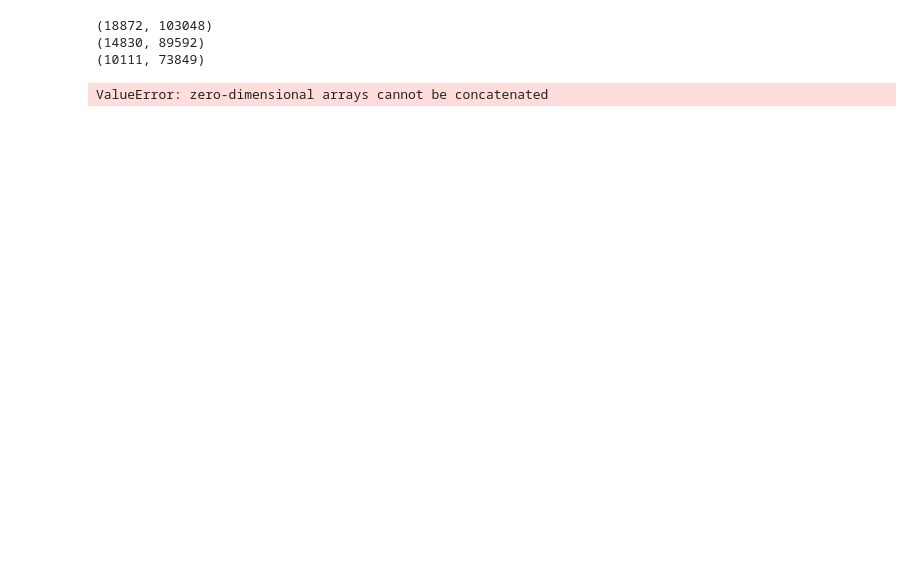
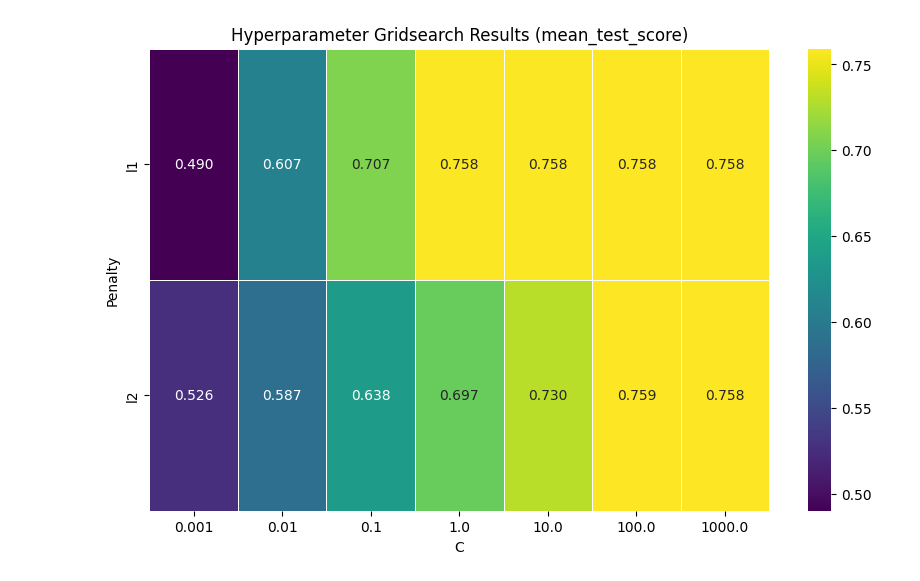
Before and after one commit to nadamdawoud/PROJECTCLASSIFICATION, a Jupyter notebook: main.ipynb, the cells around one changed output. Drawn from its saved outputs; the diff is of its cells as text; code cells hidden in the pictures; blank space fills up the shorter version.

```diff
--- a/main.ipynb
+++ b/main.ipynb
@@ -146,7 +434,7 @@ print(len(test_df))
 # %%
 # Count tokens in training set
 token_counter = {}
-for message in train_df['origin']:
+for message in train_df['clean']:
   words = nltk.word_tokenize(message)
 
   for token in words:
@@ -207,7 +554,7 @@ def extract_features_and_labels(dataframe):
   labels = dataframe['label'].values.astype(int)
 
   # Extract messages
-  messages = dataframe['origin']
+  messages = dataframe['clean']
   vector_counts = []
 
   # Convert each message to a count vector
@@ -278,3 +622,26 @@ weighted avg       0.77      0.76      0.76      6741
+# %%
+# Fit the GridSearchCV again
+grid_search = GridSearchCV(lrBOW, hyperparameters, cv=5)
+grid_search.fit(X_train_val_BOW, Y_train_val_BOW)
+
+# Get the results of the grid search
+cv_results = grid_search.cv_results_
+
+# Create a DataFrame from the cv_results
+df_cv_results = pd.DataFrame(cv_results)
+
+# Extract the mean_test_score values for each hyperparameter combination
+scores_matrix = df_cv_results.pivot(index='param_penalty', columns='param_C', values='mean_test_score')
+
+# Create a heatmap
+plt.figure(figsize=(10, 6))
+sns.heatmap(scores_matrix, annot=True, fmt=".3f", linewidths=.5, cmap='viridis')
+plt.title('Hyperparameter Gridsearch Results (mean_test_score)')
+plt.xlabel('C')
+plt.ylabel('Penalty')
+plt.show()
+# %% [output]
+[figure, added]
 # %%
 from sklearn.feature_extraction.text import TfidfVectorizer
 from sklearn.metrics import accuracy_score
@@ -295,38 +662,0 @@ def extract_features_and_labels_tfidf(dataframe):
-# %%
-X_train_TFIDF, Y_train_TFIDF = extract_features_and_labels_tfidf(train_df)
-
-X_val_TFIDF, Y_val_TFIDF = extract_features_and_labels_tfidf(val_df)
-
-X_test_TFIDF, Y_test_TFIDF = extract_features_and_labels_tfidf(test_df)
-
-print(X_train_TFIDF.shape)
-print(X_val_TFIDF.shape)
-print(X_test_TFIDF.shape)
-# %% [output]
-(18872, 103048)
-(14830, 89592)
-(10111, 73849)
-# %%
-X_train_val_TFIDF = np.concatenate((X_train_TFIDF, X_val_TFIDF), axis=0)
-Y_train_val_TFIDF = np.concatenate((Y_train_TFIDF, Y_val_TFIDF), axis=0)
-
-lrTFIDF = LogisticRegression(solver='liblinear', max_iter=30000)
-
-grid_search = GridSearchCV(lrTFIDF, hyperparameters, cv=5)
-
-best_model = grid_search.fit(X_train_val_TFIDF, Y_train_val_TFIDF)
-
-# Get the best parameters
-best_params = best_model.best_params_
-print('Best Parameters:', best_params)
-print('Best Score:', best_model.best_score_)
-
-# Split the sets again
-X_train_TFIDF, X_val_TFIDF, Y_train_TFIDF, Y_val_TFIDF = train_test_split(X_train_val_TFIDF, Y_train_val_TFIDF, test_size=0.2, random_state=42)
-
-lrTFIDF = LogisticRegression(solver='liblinear', max_iter=30000, **best_params)
-lrTFIDF.fit(X_train_TFIDF, Y_train_TFIDF)
-
-print(classification_report(Y_val_TFIDF, lrTFIDF.predict(X_val_TFIDF)))
-# %% [output]
-ValueError: zero-dimensional arrays cannot be concatenated
```
Also changed, not shown: parts of 31 cells of this notebook.
